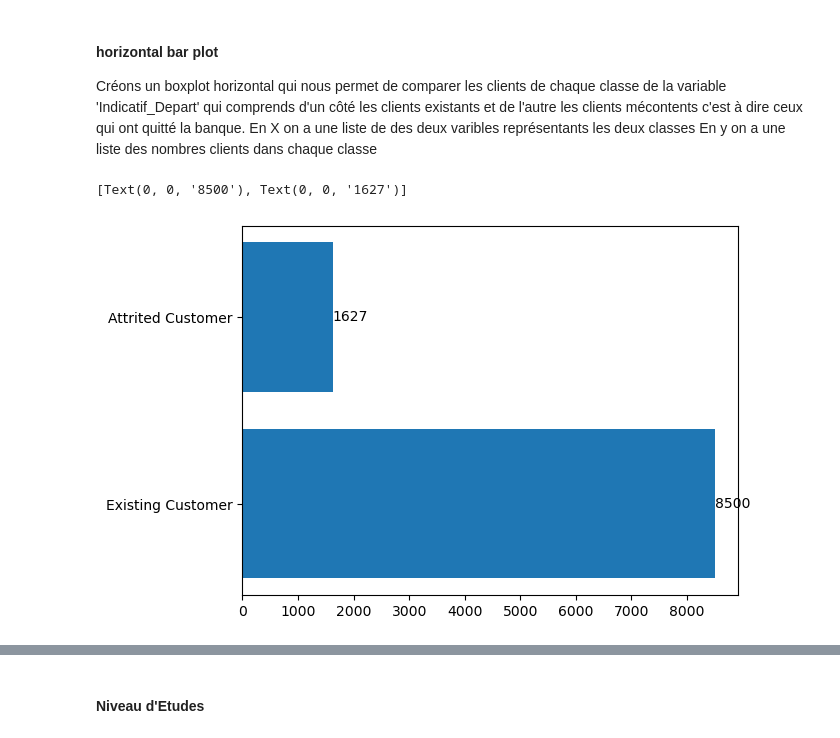
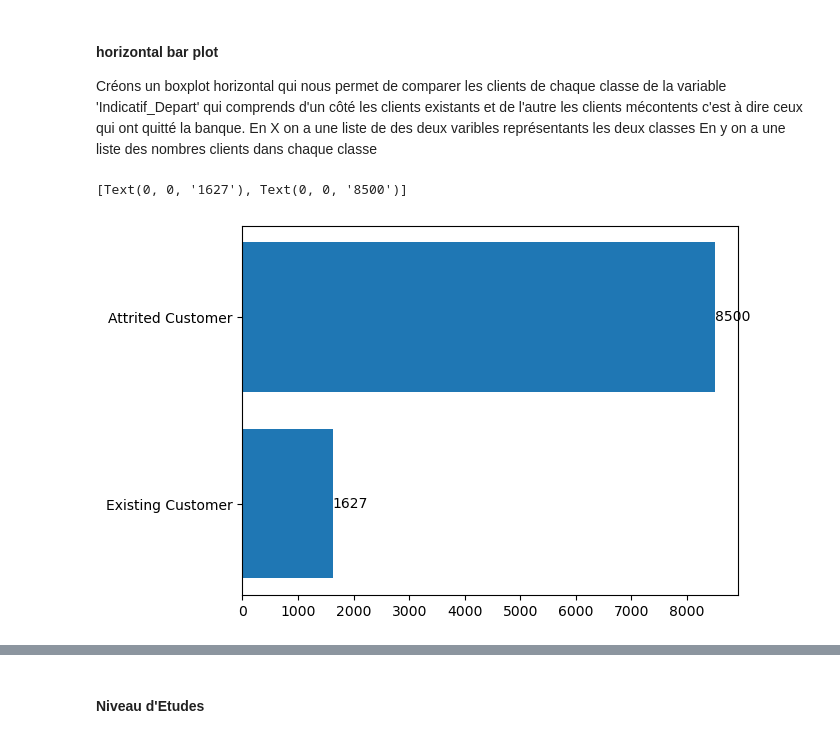
Before and after one commit to cyrio/data-analyst-bankchurners, a Jupyter notebook: BankChurners.ipynb, the cells around one changed output, grey strips where cells are left out. Cells and saved outputs as stored; diff of their text form; code cells hidden in the pictures.

```diff
--- a/BankChurners.ipynb
+++ b/BankChurners.ipynb
@@ -138,25 +92,25 @@ Index(['ClientNum', 'Attrition_Flag', 'Customer_Age', 'Gender',
 # %%
 #je renomme les variables
 bankchurners.rename(columns = {
-                     'Gender':'Genre',
-                     'Attrition_Flag':'Indicatif_Depart',
-                     'Marital_Status':'Statut_Marital',
-                     'Income_Category':'Categorie_Salarial',
-                     'Card_Category':'Categorie_Carte',
-                     'Months_on_book':'Dure_Enregistrement_Registre',
-                     'Total_Relationship_Count':'Relations',
-                     'Dependent_count':'Dependants',
+                     'Gender':'Gender',
+                     'Attrition_Flag':'Attrition',
+                     'Marital_Status':'Marital',
+                     'Income_Category':'Income_cat',
+                     'Card_Category':'Card_Cat',
+                     'Months_on_book':'Months',
+                     'Total_Relationship_Count':'Relationship_counts',
+                     'Dependent_count':'Dependents',
                      'Customer_Age':'Age',
-                     'Education_Level':'Niveau_Etudes',
-                     'Months_Inactive_12_mon':'Mois_Inactif_sur_12',
-                     'Contacts_Count_12_mon':'Nombre_contacts_sur_12',
-                     'Total_Revolving_Bal':'Total_Solde_Renouvelable',
-                     'Avg_Open_To_Buy':'Taux_Moyen_ouverture',
-                     'Total_Amt_Chng_Q4_Q1':'Montant_Modifie_S4_S1',
-                     'Total_Trans_Amt':'Montant_Total_transaction',
-                     'Total_Trans_Ct':'Nombre_Total_transaction',
-                     'Total_Ct_Chng_Q4_Q1':'Decompte_Total_S4_S1',
-                     'Avg_Utilization_Ratio':'Taux_Uti_Moyen'},inplace = True)
+                     'Education_Level':'Education',
+                     'Months_Inactive_12_mon':'Inactive_Month',
+                     'Contacts_Count_12_mon':'Contacts_on_12',
+                     'Total_Revolving_Bal':'Total_Solde_Balancing',
+                     'Avg_Open_To_Buy':'Average_Rate_Open',
+                     'Total_Amt_Chng_Q4_Q1':'Amount_Changed_Q4_Q1',
+                     'Total_Trans_Amt':'Amount_Total_transaction',
+                     'Total_Trans_Ct':'Number_Total_transaction',
+                     'Total_Ct_Chng_Q4_Q1':'Count_Change_Q4_Q1',
+                     'Avg_Utilization_Ratio':'Average_Rate_Utilization'},inplace = True)
 # %%
 bankchurners.describe()
 # %% [output]
@@ -252,0 +226,3 @@ sns.catplot(x="Age", y="Indicatif_Depart", data = bankchurners, kind= "box", hei
+# %%
+bankchurners.Attrition = bankchurners.Attrition.replace(to_replace = ["Existing Customer", "Attrited Customer"], value=[1,0])
+bankchurners.head()
@@ -258,12 +242,12 @@ En X on a une liste de des deux varibles représentants les deux classes
 En y on a une liste des nombres clients dans chaque classe
 # %%
 x = ['Existing Customer','Attrited Customer']
-y = [bankchurners['Indicatif_Depart'].value_counts()[0],bankchurners['Indicatif_Depart'].value_counts()[1]]
+y = [bankchurners['Attrition'].value_counts()[0],bankchurners['Attrition'].value_counts()[1]]
 fig, ax = plt.subplots()
 bars = ax.barh(x, y)
 ax.bar_label(bars)
 # %% [output]
-[Text(0, 0, '8500'), Text(0, 0, '1627')]
+[Text(0, 0, '1627'), Text(0, 0, '8500')]
-[figure, old version]
+[figure, new version]
 # %%
 # dataframe contenant uniquement les clients mécontents
```
Also changed, not shown: parts of 34 cells of this notebook.
